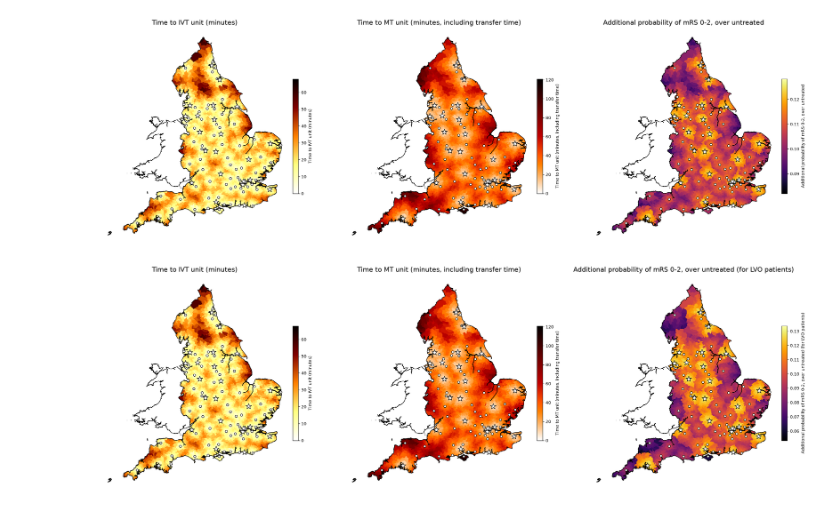
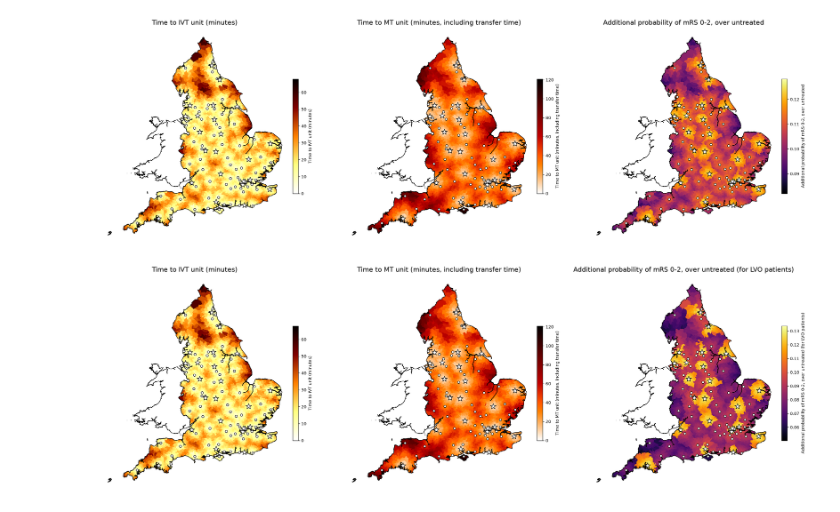
Before and after one commit to stroke-optimist/thrombectomy_location_2026, a Jupyter notebook: 01a_base_case_low_transfer.ipynb, the cells around one changed output. Saved outputs shown, nothing was run; the diff lists cells and outputs as text; code cells hidden in the pictures.

```diff
--- a/01a_base_case_low_transfer.ipynb
+++ b/01a_base_case_low_transfer.ipynb
@@ -230,7 +230,7 @@ from matplotlib.colors import Normalize
 from matplotlib.cm import ScalarMappable
 
 data['treated_improved_p_mrs_0-2'] = \
-    data['lvo_drip_ship_ivt_mt_mrs_0-2'] - data['lvo_no_treatment_mrs_0-2']
+    data['lvo_drip_ship_lossy_ivt_mt_improvement_over_no_treatment']
 
 columns = ['nearest_ivt_time_no_bias',
            'nearest_mt_time',
@@ -276,31 +276,31 @@ for i in range(3):
 
     england.plot(ax=ax, edgecolor='k', facecolor='none', linewidth=1)
 
     ivt_mask = pd.to_numeric(hospitals_gdf['Use_IVT'], errors='coerce').eq(1)
     mt_mask = pd.to_numeric(hospitals_gdf['Use_MT'], errors='coerce').eq(1)
 
     hospitals_gdf.loc[ivt_mask].plot(
         ax=ax, edgecolor='k', facecolor='w', markersize=30, marker='o', zorder=99
     )
     hospitals_gdf.loc[mt_mask].plot(
         ax=ax, edgecolor='k', facecolor='w', markersize=200, marker='*', zorder=99
 )
 
     fig.colorbar(
         ScalarMappable(norm=norm, cmap=cmap),
         ax=ax,
         shrink=0.5,      # shrink the colorbar to 50% of its original size
         pad=0.01,        # gap between map and colorbar (default 0.05)
         fraction=0.05,   # width of colorbar relative to the axes
         label=labels[i],
     )
 
     ax.set_title(labels[i], fontsize=16)
 
     ax.apply_aspect()
     ax.set_axis_off()
 
 plt.savefig(f'./output/map_three_in_one_{SCENARIO_NAME}_lvo.png', dpi=300, bbox_inches='tight')
 plt.show()
 # %% [output]
-[figure, old version]
+[figure, new version]
```
Also changed, not shown: 1 other file.
